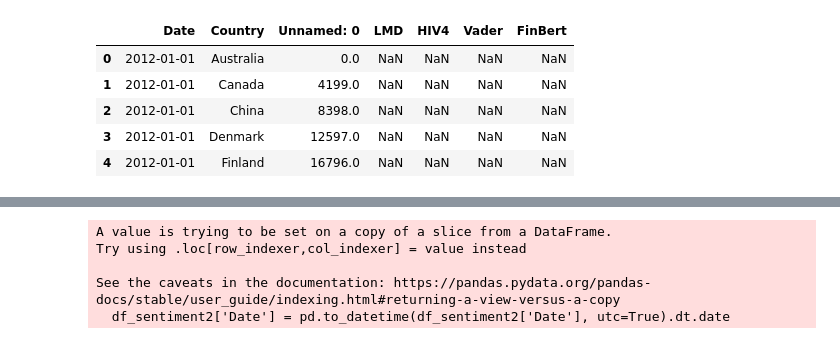
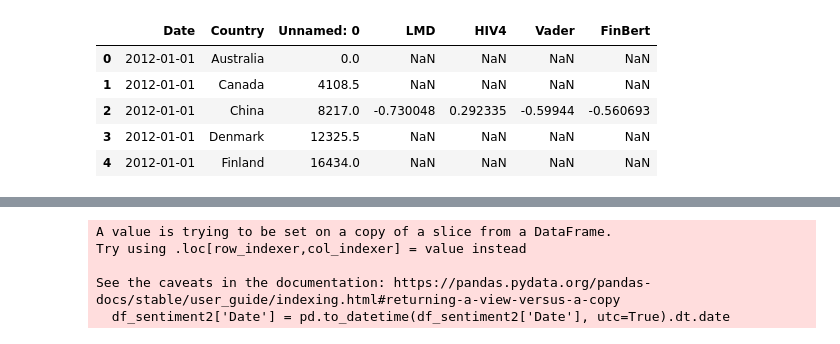
Before and after one commit to whshw/ContextualSentimentInvestmentTool, a Jupyter notebook: PortfolioConstruction/PortfolioConstruction.ipynb, the cells around one changed output, grey strips where cells are left out. Drawn from its saved outputs; the diff is of its cells as text; code cells hidden in the pictures.

```diff
--- a/PortfolioConstruction/PortfolioConstruction.ipynb
+++ b/PortfolioConstruction/PortfolioConstruction.ipynb
@@ -10,32 +10,32 @@ from   pandas.tseries.offsets import *
 # %%
 # 导入情感数据
 df_Reuters_sentiment = pd.read_csv('../Data/Merged Sentiment Reuters.csv')
-# df_MW_sentiment = pd.read_csv('../Data/Merged Sentiment MW.csv')
+df_MW_sentiment = pd.read_csv('../Data/Merged Sentiment MW.csv')
 
 # 拼接两个网站的情感分数
-# df_sentiment = [df_MW_sentiment, df_Reuters_sentiment]
+df_sentiment = [df_MW_sentiment, df_Reuters_sentiment]
 # df_sentiment = [df_MW_sentiment]
-df_sentiment = [df_Reuters_sentiment]
+# df_sentiment = [df_Reuters_sentiment]
 df_sentiment = pd.concat(df_sentiment)
 df_sentiment = df_sentiment.groupby(['Date', 'Country']).mean(numeric_only=True).reset_index()
 
 # 修改列名
 df_sentiment = df_sentiment.rename(columns={
     'LMD_Polarity': 'LMD',
     'HIV4_Polarity': 'HIV4',
     'Vader_Polarity': 'Vader',
     'FinBert_Polarity': 'FinBert'
 })
 
 # 展示数据
 df_sentiment.head()
 # %% [output]
 |  | Date | Country | Unnamed: 0 | LMD | HIV4 | Vader | FinBert |
 | 0 | 2012-01-01 | Australia | 0.0 | NaN | NaN | NaN | NaN |
-| 1 | 2012-01-01 | Canada | 4199.0 | NaN | NaN | NaN | NaN |
-| 2 | 2012-01-01 | China | 8398.0 | NaN | NaN | NaN | NaN |
-| 3 | 2012-01-01 | Denmark | 12597.0 | NaN | NaN | NaN | NaN |
-| 4 | 2012-01-01 | Finland | 16796.0 | NaN | NaN | NaN | NaN |
+| 1 | 2012-01-01 | Canada | 4108.5 | NaN | NaN | NaN | NaN |
+| 2 | 2012-01-01 | China | 8217.0 | -0.730048 | 0.292335 | -0.59944 | -0.560693 |
+| 3 | 2012-01-01 | Denmark | 12325.5 | NaN | NaN | NaN | NaN |
+| 4 | 2012-01-01 | Finland | 16434.0 | NaN | NaN | NaN | NaN |
 # %%
 # 导入收益率数据
 df_return = pd.read_csv('../Data/daily_return.csv')
```
Also changed, not shown: parts of 3 cells of this notebook, 1 other file.
